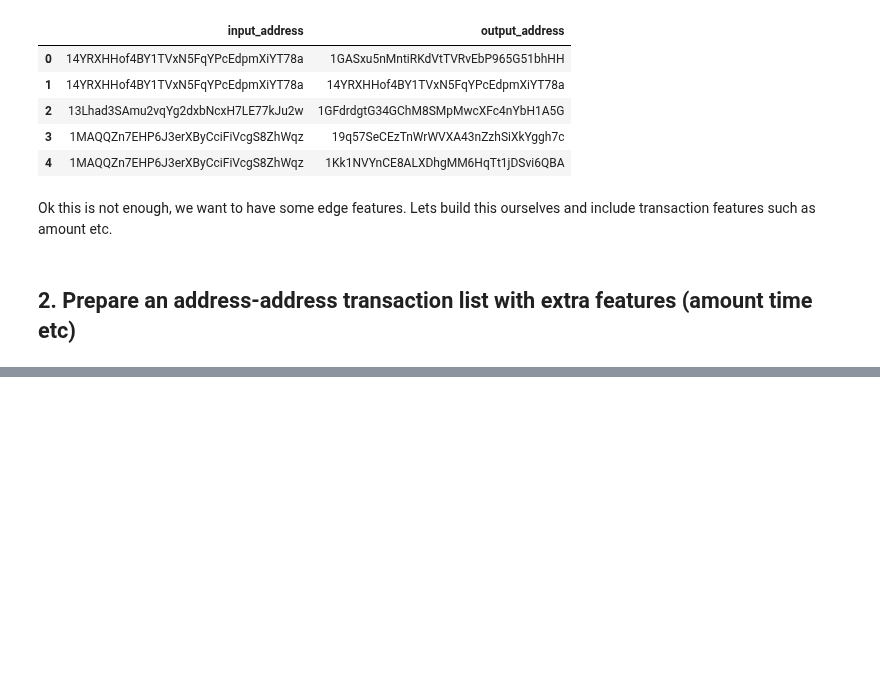
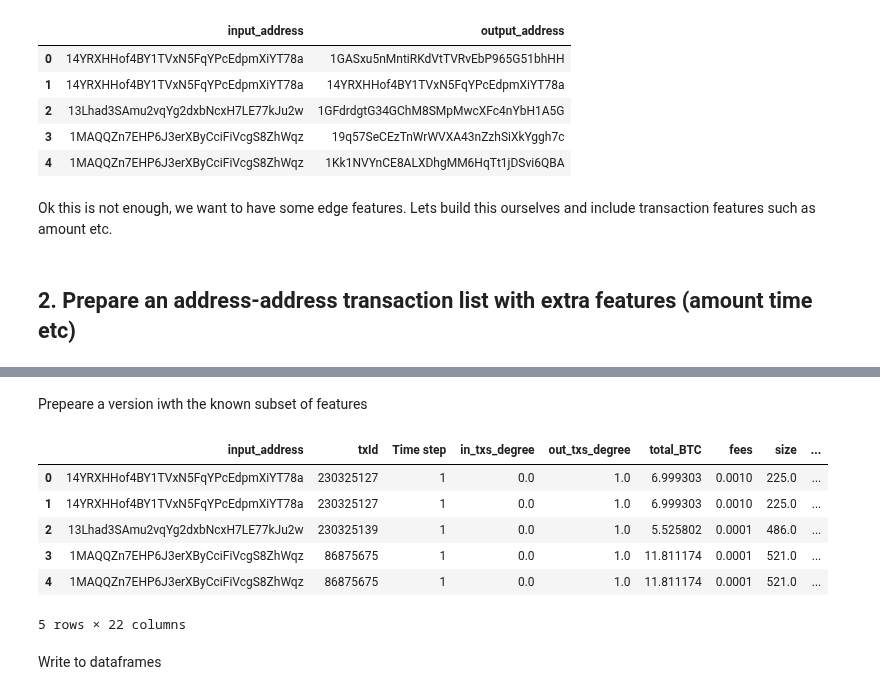
Before and after one commit to flatala/graph_ml, a Jupyter notebook: load_dataset.ipynb, the cells around one changed output, grey strips where cells are left out. Cells and saved outputs as stored; diff of their text form; code cells hidden in the pictures; blank space fills up the shorter version.

```diff
--- a/load_dataset.ipynb
+++ b/load_dataset.ipynb
@@ -95,0 +253,18 @@ Ok this is not enough, we want to have some edge features. Lets build this ourse
+# %% [markdown]
+Prepeare a version iwth the known subset of features
+# %%
+address_address_transactions_known_features = address_address_transactions.loc[
+    :, ~address_address_transactions.columns.str.startswith(("Aggregate_feature", "Local_feature"))
+]
+# %%
+address_address_transactions_known_features.head(5)
+# %% [output]
+|  | input_address | txId | Time step | in_txs_degree | out_txs_degree | total_BTC | fees | size | ... |
+| 0 | 14YRXHHof4BY1TVxN5FqYPcEdpmXiYT78a | 230325127 | 1 | 0.0 | 1.0 | 6.999303 | 0.0010 | 225.0 | ... |
+| 1 | 14YRXHHof4BY1TVxN5FqYPcEdpmXiYT78a | 230325127 | 1 | 0.0 | 1.0 | 6.999303 | 0.0010 | 225.0 | ... |
+| 2 | 13Lhad3SAmu2vqYg2dxbNcxH7LE77kJu2w | 230325139 | 1 | 0.0 | 1.0 | 5.525802 | 0.0001 | 486.0 | ... |
+| 3 | 1MAQQZn7EHP6J3erXByCciFiVcgS8ZhWqz | 86875675 | 1 | 0.0 | 1.0 | 11.811174 | 0.0001 | 521.0 | ... |
+| 4 | 1MAQQZn7EHP6J3erXByCciFiVcgS8ZhWqz | 86875675 | 1 | 0.0 | 1.0 | 11.811174 | 0.0001 | 521.0 | ... |
+5 rows × 22 columns
+# %% [markdown]
+Write to dataframes
```
Also changed, not shown: parts of 19 cells of this notebook.
